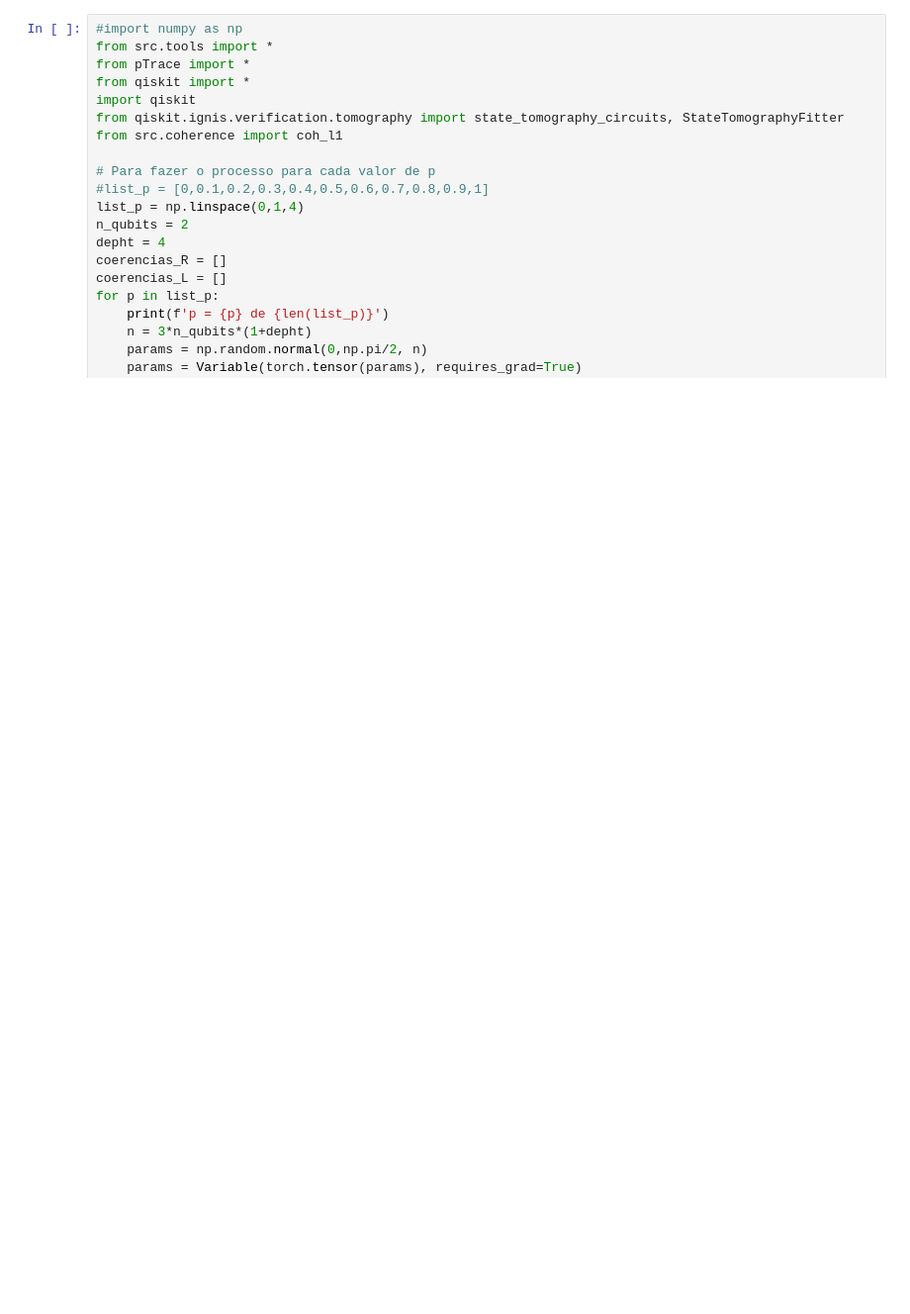
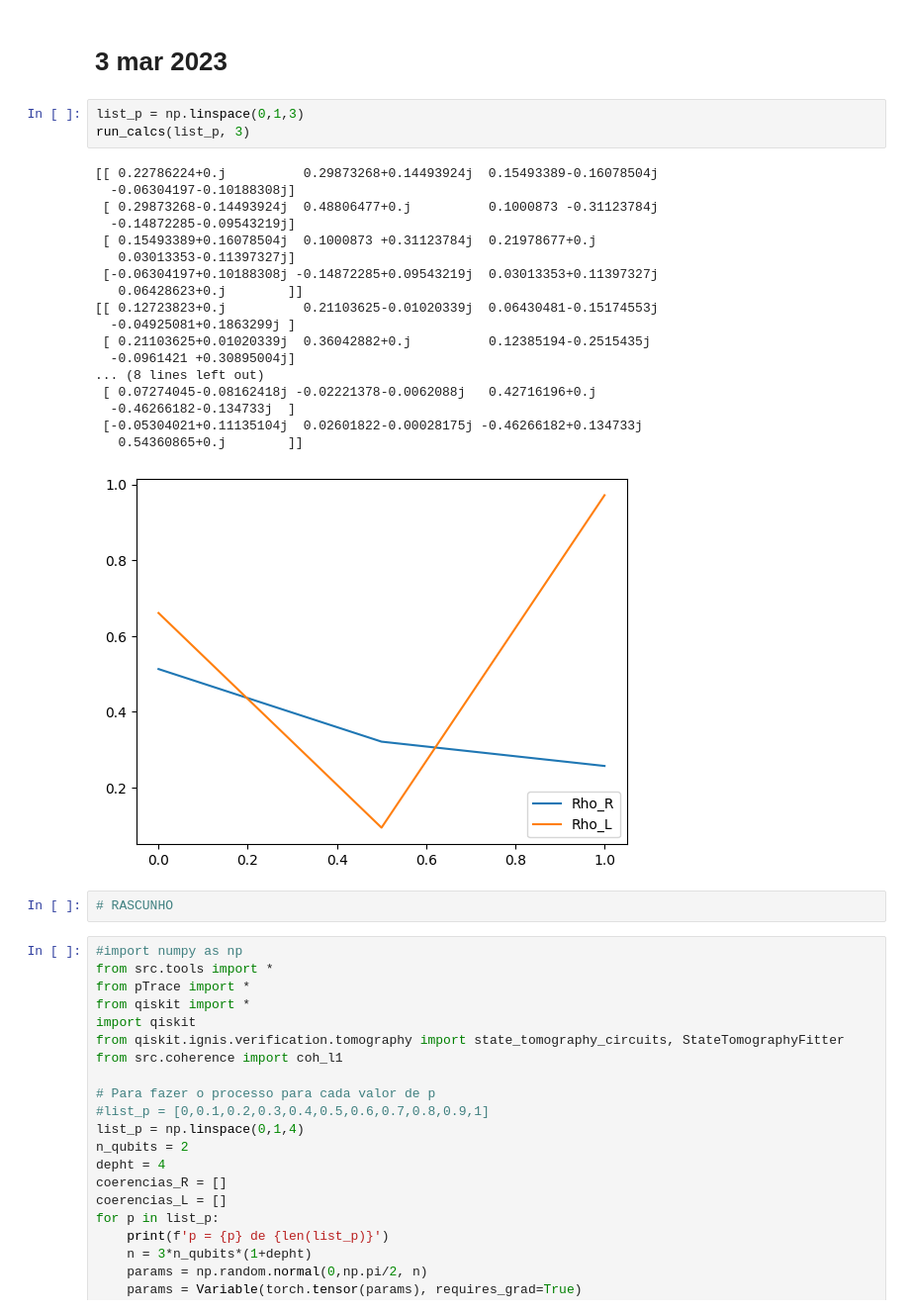
Before and after one commit to SchultzVV/Runtime-qiskit, a Jupyter notebook: bit-flip.ipynb, the cells around one changed output. Shown at 99% size. Saved outputs shown, nothing was run; the diff lists cells and outputs as text; blank space fills up the shorter version.

```diff
--- a/bit-flip.ipynb
+++ b/bit-flip.ipynb
@@ -1,3 +75,29 @@
+# %% [markdown]
+# 3 mar 2023
+# %%
+list_p = np.linspace(0,1,3)
+run_calcs(list_p, 3)
+# %% [output]
+[[ 0.22786224+0.j          0.29873268+0.14493924j  0.15493389-0.16078504j
+  -0.06304197-0.10188308j]
+ [ 0.29873268-0.14493924j  0.48806477+0.j          0.1000873 -0.31123784j
+  -0.14872285-0.09543219j]
+ [ 0.15493389+0.16078504j  0.1000873 +0.31123784j  0.21978677+0.j
+   0.03013353-0.11397327j]
+ [-0.06304197+0.10188308j -0.14872285+0.09543219j  0.03013353+0.11397327j
+   0.06428623+0.j        ]]
+[[ 0.12723823+0.j          0.21103625-0.01020339j  0.06430481-0.15174553j
+  -0.04925081+0.1863299j ]
+ [ 0.21103625+0.01020339j  0.36042882+0.j          0.12385194-0.2515435j
+  -0.0961421 +0.30895004j]
+... (8 lines left out)
+ [ 0.07274045-0.08162418j -0.02221378-0.0062088j   0.42716196+0.j
+  -0.46266182-0.134733j  ]
+ [-0.05304021+0.11135104j  0.02601822-0.00028175j -0.46266182+0.134733j
+   0.54360865+0.j        ]]
+[figure, added]
+# %%
+# RASCUNHO
 # %%
 #import numpy as np
 from src.tools import *
```
Also changed, not shown: parts of 6 cells of this notebook, 2 other files.
